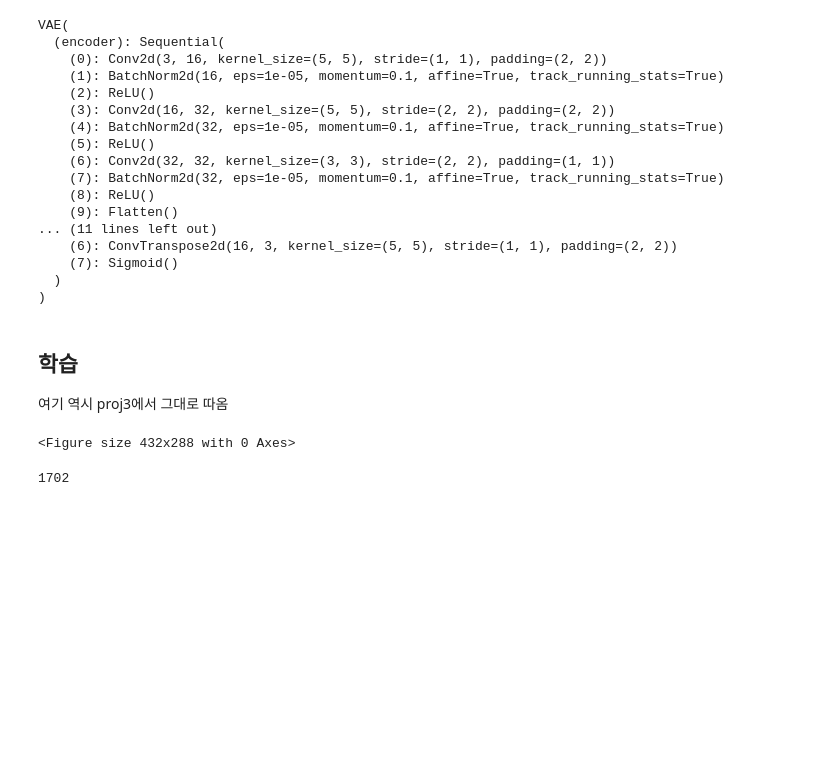
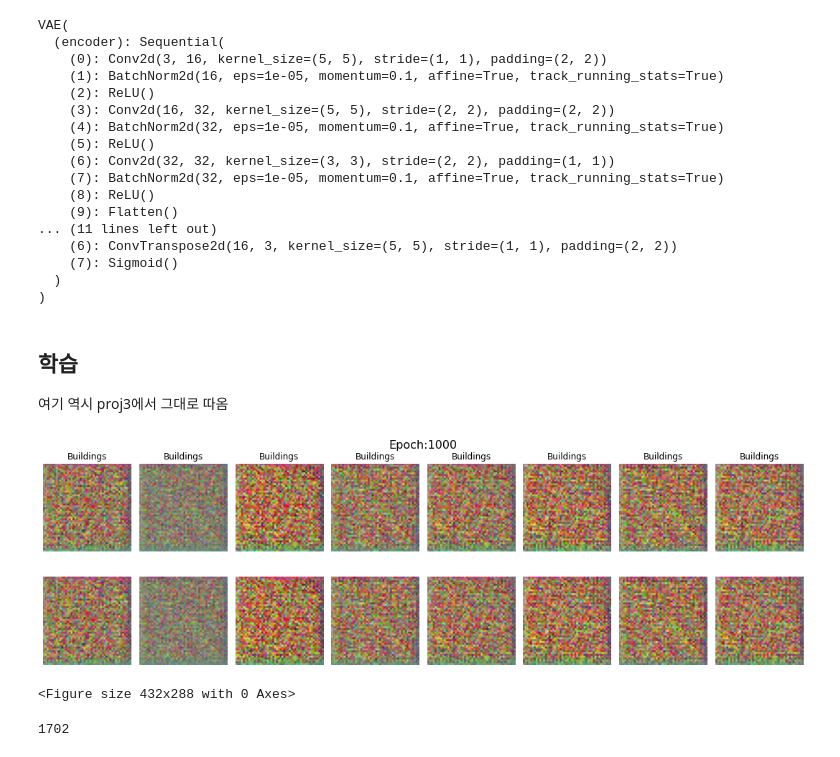
Before and after one commit to khodid/2020Evening, a Jupyter notebook: proj4_VAE_scenery.ipynb, the cells around one changed output. Saved outputs shown, nothing was run; the diff lists cells and outputs as text; code cells hidden in the pictures; blank space fills up the shorter version.

```diff
--- a/proj4_VAE_scenery.ipynb
+++ b/proj4_VAE_scenery.ipynb
@@ -182,26 +178,34 @@ def loss_function(x, target, mu, log_var):
   return r_loss, kl_div, r_loss + kl_div
 # %%
 # 진행상황 모니터링용
-tags = ['Buildings', 'Forests', 'Mountains', 'Glacier', 'Street', 'Sea']
+tags = ['Buildings', 'Forests','Glacier', 'Mountains', 'Sea', 'Street']
 
 def compare_img(img, new_img, label, epoch):
   with torch.no_grad():
     if device == 'cuda': img, new_img = img.cpu(), new_img.cpu()
-    show_original = img.view(3, 48, 48).numpy().transpose(1,2,0)
-    show_gen = new_img.view(3, 48, 48).numpy().transpose(1,2,0)
+    show_original_set = img.view(img.size(0), 3, 48, 48).numpy().transpose(0, 2,3,1)
+    show_gen_set = new_img.view(new_img.size(0), 3, 48, 48).numpy().transpose(0,2,3,1)
 
-    plt.subplot(1, 2, 1)
-    plt.title('original')
-    plt.imshow(show_original, cmap='gray')
-    plt.subplot(1, 2, 2)
-    plt.title('generated')
-    plt.imshow(show_gen, cmap = 'gray')
+    plt.figure(figsize=(15, 5))
+    for i in range(8):
+      show_original = show_original_set[i]
+      show_gen = show_gen_set[i]
 
-    plt.suptitle('Epoch: {} [label-{}]'.format(epoch, tags(label)), fontsize=16)
+      plt.subplot(2, 8, i+1)
+      plt.title('{}'.format(tags[label[i]]))
+      plt.imshow(show_original, cmap='gray')
+      plt.axis(False)
+      plt.subplot(2, 8, i + 9)
+      plt.imshow(show_gen, cmap = 'gray')
+      plt.axis(False)
+
+    plt.suptitle('Epoch:{}'.format(epoch+1), fontsize=16)
+    plt.tight_layout()
     plt.savefig('VAE_scenery_train_{}.png'.format(epoch))
-
+    plt.show()
     plt.clf() # 다음 그림 위해서 비워두기
-# %%
-compare_img(test_out[0],test_out[1],0, 999)
-# %% [output]
-<Figure size 432x288 with 0 Axes>
+# %%
+compare_img(test_out,test_out, [0,0,0,0,0,0,0,0,0,0,0,0,0,0,0,0,0,0,0,0,0,0,0,0,0,0,0,0,0,0,0], 999)
+# %% [output]
+[figure, added]
+<Figure size 432x288 with 0 Axes>
```
Also changed, not shown: parts of 11 cells of this notebook.
